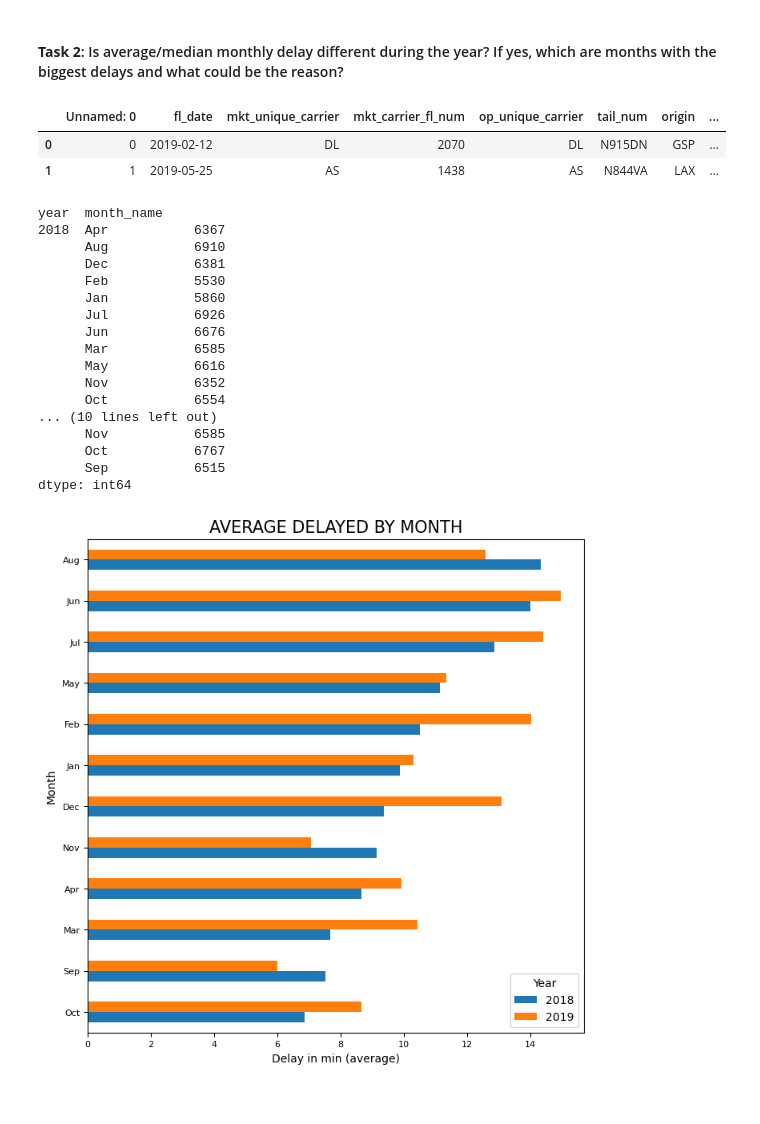
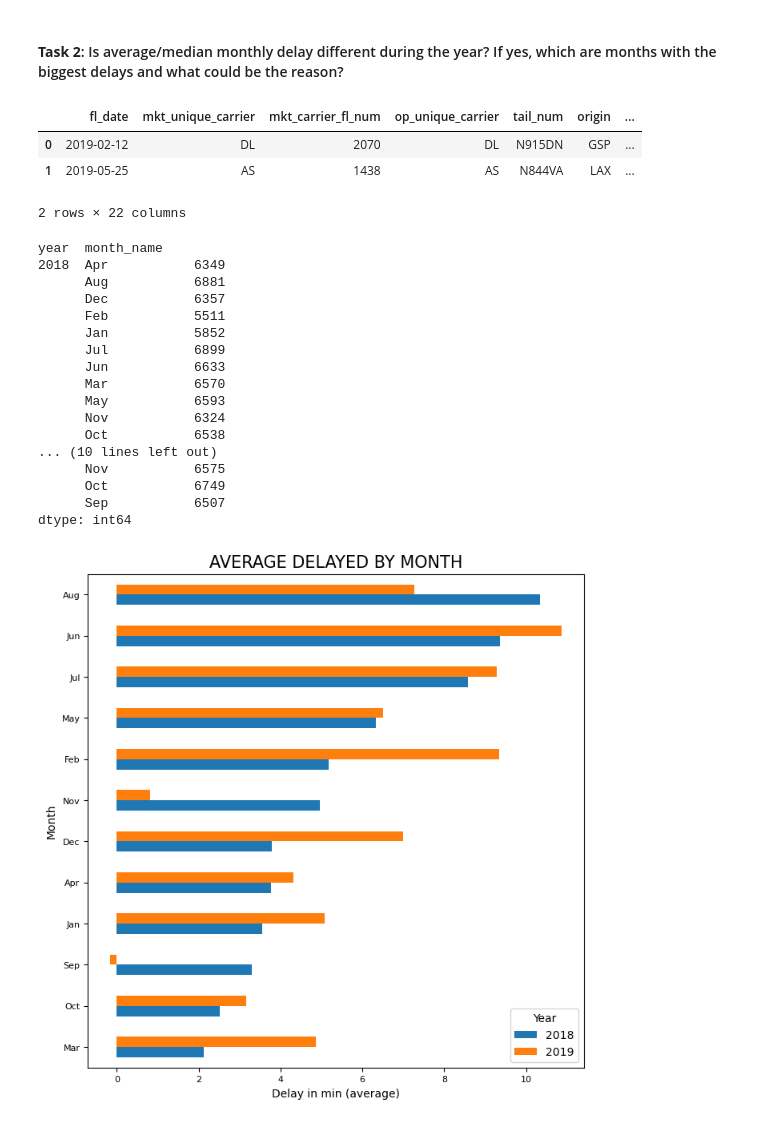
Before and after one commit to ucheokechukwu/-Airflight-Delays-Classification-and-Regression-Machine-Learning, a Jupyter notebook: EDA_questions/Task2.ipynb, the cells around one changed output. Saved outputs shown, nothing was run; the diff lists cells and outputs as text; code cells hidden in the pictures.

```diff
--- a/EDA_questions/Task2.ipynb
+++ b/EDA_questions/Task2.ipynb
@@ -6,6 +6,6 @@ import matplotlib.pyplot as plt
 import calendar
 # %%
 #Read the flights
-df = pd.read_csv('data/model_df_version_1.csv')
+df = pd.read_csv('data/EDA_questions.csv')
 df.head()
 # %% [output]
@@ -22,52 +22,53 @@ df['month'] = pd.DatetimeIndex(df['fl_date']).month
 df['year'] = pd.DatetimeIndex(df['fl_date']).year
 df.head(2)
 # %% [output]
-|  | Unnamed: 0 | fl_date | mkt_unique_carrier | mkt_carrier_fl_num | op_unique_carrier | tail_num | origin | ... |
-| 0 | 0 | 2019-02-12 | DL | 2070 | DL | N915DN | GSP | ... |
-| 1 | 1 | 2019-05-25 | AS | 1438 | AS | N844VA | LAX | ... |
+|  | fl_date | mkt_unique_carrier | mkt_carrier_fl_num | op_unique_carrier | tail_num | origin | ... |
+| 0 | 2019-02-12 | DL | 2070 | DL | N915DN | GSP | ... |
+| 1 | 2019-05-25 | AS | 1438 | AS | N844VA | LAX | ... |
+2 rows × 22 columns
 # %%
 df['month_name']=df['month'].apply(lambda x: calendar.month_abbr[x])
 # %%
 df.groupby(['year','month_name']).size()
 # %% [output]
 year  month_name
-2018  Apr           6367
-      Aug           6910
-      Dec           6381
-      Feb           5530
-      Jan           5860
-      Jul           6926
-      Jun           6676
-      Mar           6585
-      May           6616
-      Nov           6352
-      Oct           6554
+2018  Apr           6349
+      Aug           6881
+      Dec           6357
+      Feb           5511
+      Jan           5852
+      Jul           6899
+      Jun           6633
+      Mar           6570
+      May           6593
+      Nov           6324
+      Oct           6538
 ... (10 lines left out)
-      Nov           6585
-      Oct           6767
-      Sep           6515
+      Nov           6575
+      Oct           6749
+      Sep           6507
 dtype: int64
 # %%
 
 # Pivot the DataFrame and calculate the mean dep_delay
-pivot_df = df.pivot_table(index='month_name', columns='year', values='dep_delay', aggfunc='mean')
+pivot_df = df.pivot_table(index='month_name', columns='year', values='arr_delay', aggfunc='mean')
 
 # Sort the pivot table by dep_delay in descending order
 pivot_df = pivot_df.sort_values(by=pivot_df.columns.tolist(), ascending=True)
 
 # Create the horizontal bar plot
 pivot_df.plot.barh(stacked=False, figsize=(8, 8))
 
 plt.title('AVERAGE DELAYED BY MONTH', fontsize=15)
 plt.xlabel('Delay in min (average)', fontsize=10)
 plt.ylabel('Month', fontsize=10)
 plt.xticks(fontsize=8)
 plt.yticks(rotation=0, fontsize=8)
 plt.legend(title='Year')
 
 plt.show()
 # %% [output]
-[figure, old version]
+[figure, new version]
 # %%
 #vertically bar graf
 # # Pivot the DataFrame and calculate the mean dep_delay
```
Also changed, not shown: parts of 5 cells of this notebook, 5 other files.
